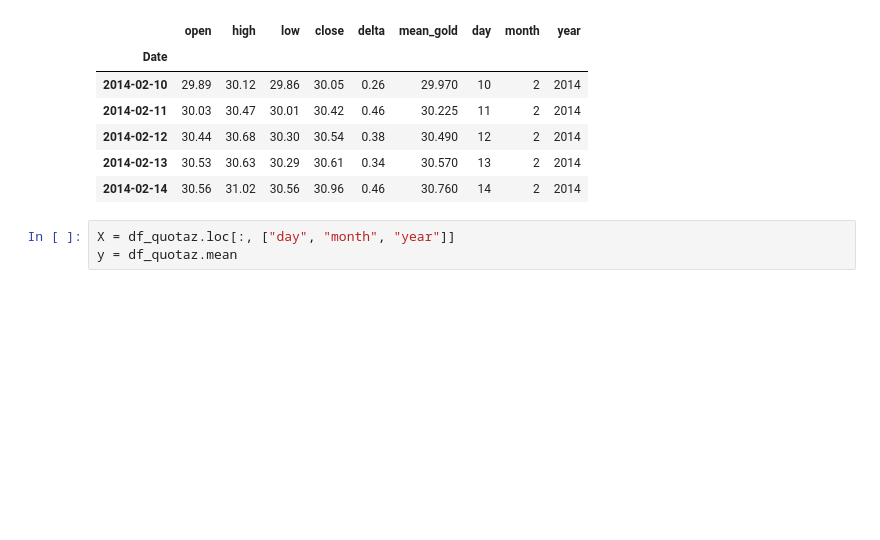
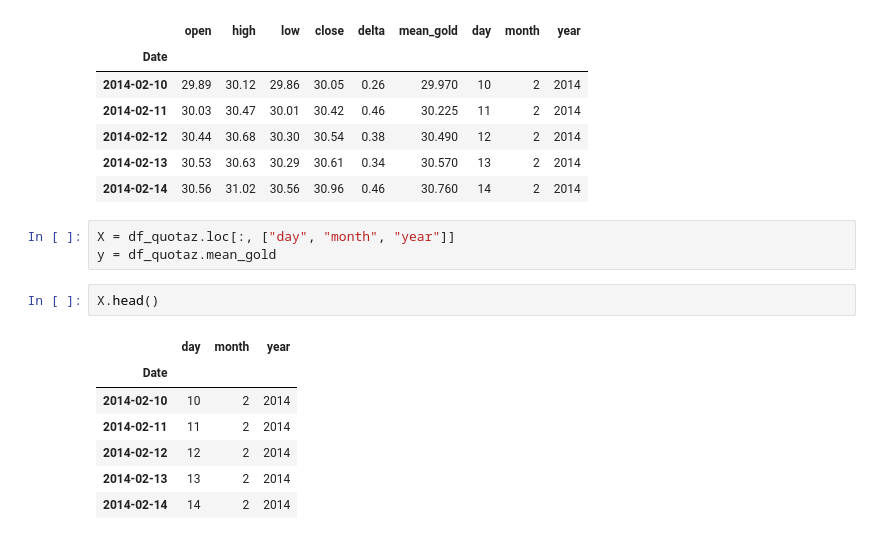
Before and after one commit to SGiuri/ML_PD_2324, a Jupyter notebook: Lezione5/GoldPrediction/notebooks/lin_reg.ipynb, the cells around one changed output. Saved outputs shown, nothing was run; the diff lists cells and outputs as text; blank space fills up the shorter version.

```diff
--- a/Lezione5/GoldPrediction/notebooks/lin_reg.ipynb
+++ b/Lezione5/GoldPrediction/notebooks/lin_reg.ipynb
@@ -315,4 +302,14 @@ df_quotaz.head()
 | 2014-02-14 | 30.56 | 31.02 | 30.56 | 30.96 | 0.46 | 30.760 | 14 | 2 | 2014 |
 # %%
 X = df_quotaz.loc[:, ["day", "month", "year"]]
-y = df_quotaz.mean
+y = df_quotaz.mean_gold
+# %%
+X.head()
+# %% [output]
+|  | day | month | year |
+| Date |  |  |  |
+| 2014-02-10 | 10 | 2 | 2014 |
+| 2014-02-11 | 11 | 2 | 2014 |
+| 2014-02-12 | 12 | 2 | 2014 |
+| 2014-02-13 | 13 | 2 | 2014 |
+| 2014-02-14 | 14 | 2 | 2014 |
```
Also changed, not shown: parts of 20 cells of this notebook, 1 other file.
